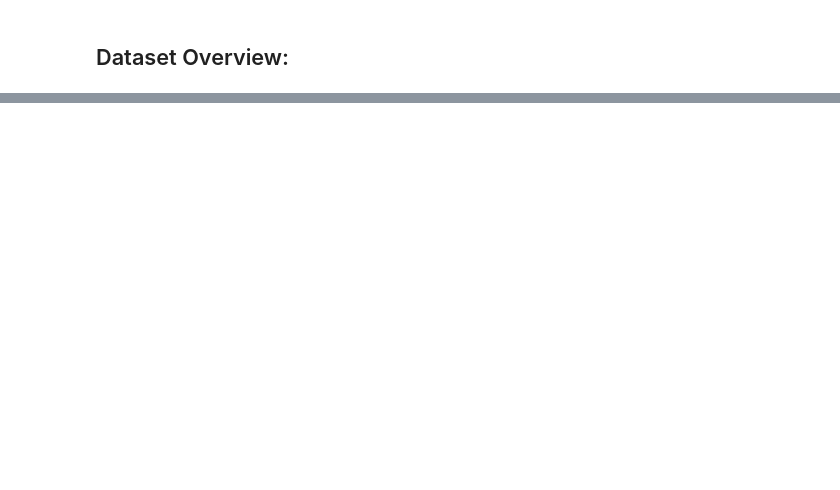
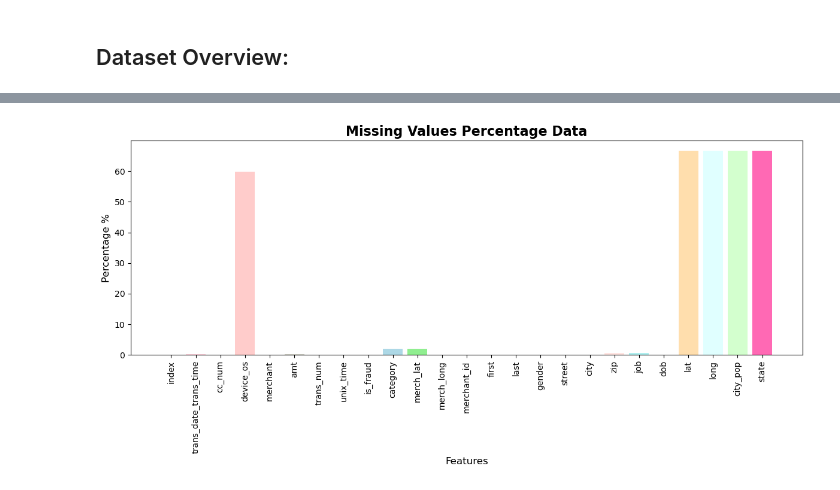
Before and after one commit to Leonardo1924/Fraud-Detection, a Jupyter notebook: FraudeDetection.ipynb, the cells around one changed output, grey strips where cells are left out. Cells and saved outputs as stored; diff of their text form; code cells hidden in the pictures; blank space fills up the shorter version.

```diff
--- a/FraudeDetection.ipynb
+++ b/FraudeDetection.ipynb
@@ -29,0 +86,11 @@ The dataset contains **30,000 rows** and **25 columns**, comprising a mix of tra
+# %%
+colors = [
+    "#ffb347", "#ffd1dc", "#b19cd9", "#ffcccb", "#fdfd96",
+    "#cfcfc4", "#ffb6c1", "#c3b091", "#d8bfd8", "#add8e6",
+    "#90ee90", "#f08080", "#fafad2", "#dda0dd", "#ffc0cb",
+    "#ffdab9", "#e6e6fa", "#98fb98", "#ffe4e1", "#afeeee",
+    "#f5deb3", "#ffdead", "#e0ffff", "#d3ffce", "#ff69b4"
+]
+
+sns.countplot(x='is_fraud', data=df, palette=colors)
+plt.title('Class Distributions \n (0: No Fraud || 1: Fraud)', fontsize=14)
@@ -29,0 +117,13 @@ The dataset contains **30,000 rows** and **25 columns**, comprising a mix of tra
+# %%
+# Plot Missing Values
+missing_values = (df.isnull().sum() / len(df)) * 100
+plt.figure(figsize=(12, 6))
+plt.bar(missing_values.index, missing_values.values, color=colors)
+plt.title(f"Missing Values Percentage Data", fontsize=16, fontweight="bold")
+plt.ylabel("Percentage %", fontsize=12)
+plt.xlabel("Features", fontsize=12)
+plt.xticks(rotation=90, fontsize=10)
+plt.tight_layout()
+plt.show()
+# %% [output]
+[figure, added]
```
Also changed, not shown: parts of 11 cells of this notebook, 13 other files.
